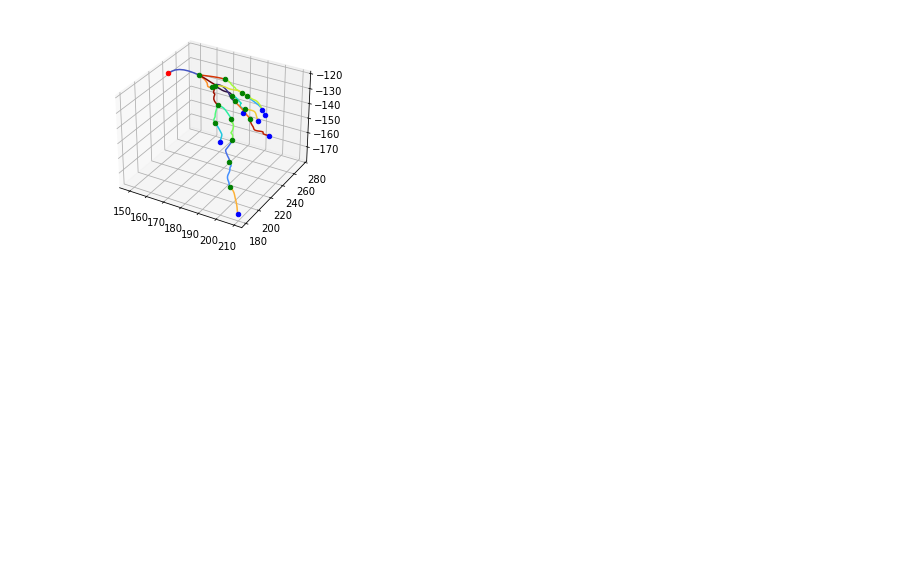
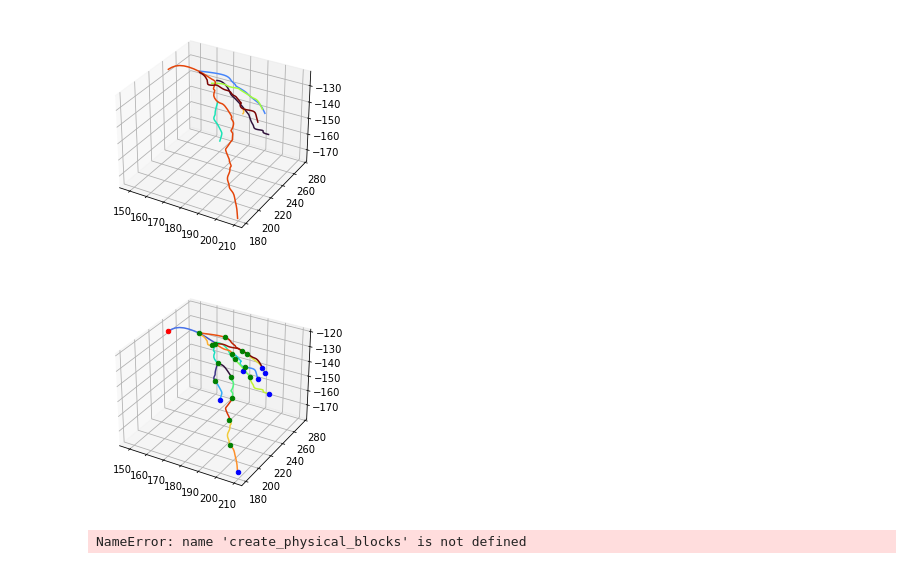
Before and after one commit to lucapegolotti/Coro0D, a Jupyter notebook: run.ipynb, the cells around one changed output. Cells and saved outputs as stored; diff of their text form; code cells hidden in the pictures; blank space fills up the shorter version.

Commit message:
Add physical_block and Windkessel2

```diff
--- a/run.ipynb
+++ b/run.ipynb
@@ -7,7 +9,16 @@ pathsfdr = "examples/CoronaryP1/"
+# %%
+# read vessels and show
+paths = parse_vessels(pathsfdr)
+plot_vessel_portions(paths)
+# %% [output]
+[figure, added]
 # %%
-# read vessels and produce chunks
-paths = parse_vessels(pathsfdr)
+# divide into chunks and plot
 chunks, bifurcations, connectivity = build_slices(paths)
 plot_vessel_portions(chunks, bifurcations, connectivity)
 # %% [output]
-[figure, old version]
+[figure, new version]
+# %%
+blocks = create_physical_blocks(chunks, model = 'Windkessel2')
+# %% [output]
+NameError: name 'create_physical_blocks' is not defined
```
Also changed, not shown: parts of 3 cells of this notebook, 6 other files.
